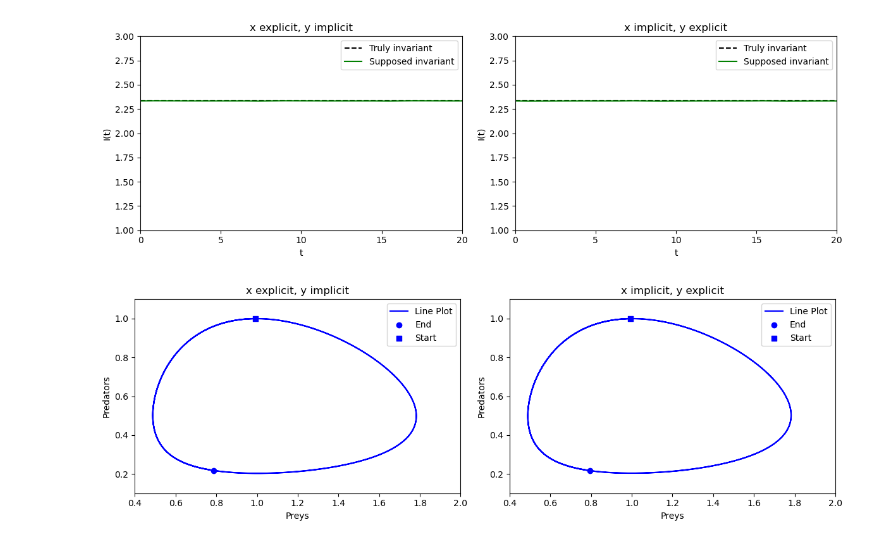
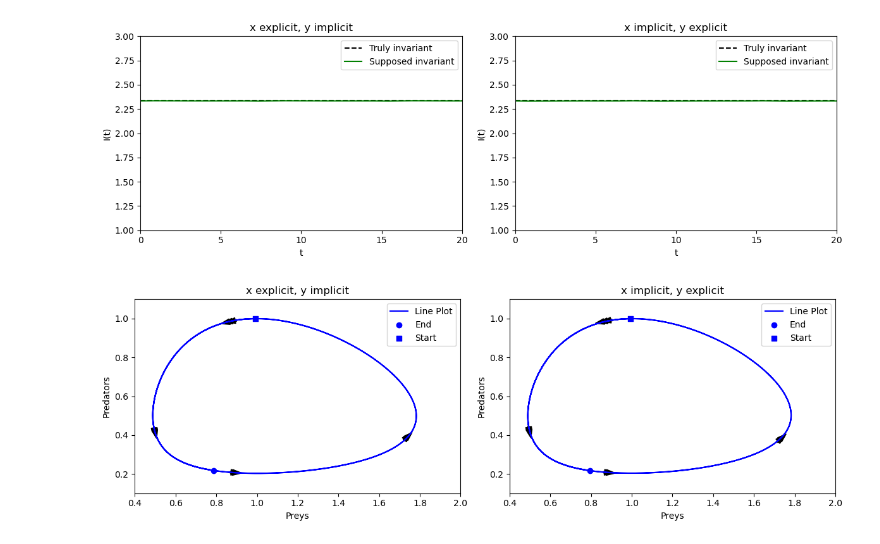
Before and after one commit to 19winston84/GU_FIM750_SCS, a Jupyter notebook: Lab 14/14_5_Symplectic Euler integration of the Lotka–Volterra model.ipynb, the cells around one changed output. Saved outputs shown, nothing was run; the diff lists cells and outputs as text; code cells hidden in the pictures.

```diff
--- a/Lab 14/14_5_Symplectic Euler integration of the Lotka–Volterra model.ipynb
+++ b/Lab 14/14_5_Symplectic Euler integration of the Lotka–Volterra model.ipynb
@@ -142,31 +142,38 @@ import matplotlib.pyplot as plt
 fig, axs = plt.subplots(1, 2, figsize=(12, 4))
 
 # Plot for the first subplot
 axs[0].plot(xExplicit, yImplicit, label='Line Plot', color='blue')
 axs[0].scatter(xExplicit[-1], yImplicit[-1], marker='o', color='blue', label='End')
 axs[0].scatter(xExplicit[0], yImplicit[0], marker='s', color='blue', label='Start')
 axs[0].set_xlim([0.4, 2.0])
 axs[0].set_ylim([0.1, 1.1])
 axs[0].set_xlabel('Preys')
 axs[0].set_ylabel('Predators')
 axs[0].set_title('x explicit, y implicit')
 axs[0].legend()
 
 # Plot for the second subplot
 axs[1].plot(xImplicit, yExplicit, label='Line Plot', color='blue')
 axs[1].scatter(xImplicit[-1], yExplicit[-1], marker='o', color='blue', label='End')
 axs[1].scatter(xImplicit[0], yExplicit[0], marker='s', color='blue', label='Start')
 axs[1].set_xlim([0.4, 2.0])
 axs[1].set_ylim([0.1, 1.1])
 axs[1].set_xlabel('Preys')
 axs[1].set_ylabel('Predators')
 axs[1].set_title('x implicit, y explicit')
 axs[1].legend()
 
+# show the direction of the flow with some arrows on the trajectory
+for i in range(20, int(tMax/deltaT), 200):
+    axs[0].arrow(xImplicit[i], yExplicit[i], xImplicit[i+1]-xImplicit[i], yExplicit[i+1]-yExplicit[i], width=0.01, color='black')
+    axs[1].arrow(xExplicit[i], yImplicit[i], xExplicit[i+1]-xExplicit[i], yImplicit[i+1]-yImplicit[i], width=0.01, color='black')
+
+
+
 # Adjust layout for better spacing
 plt.tight_layout()
 
 # Show the figure
 plt.show()
 # %% [output]
-[figure, old version]
+[figure, new version]
```
Also changed, not shown: 9 other files.
